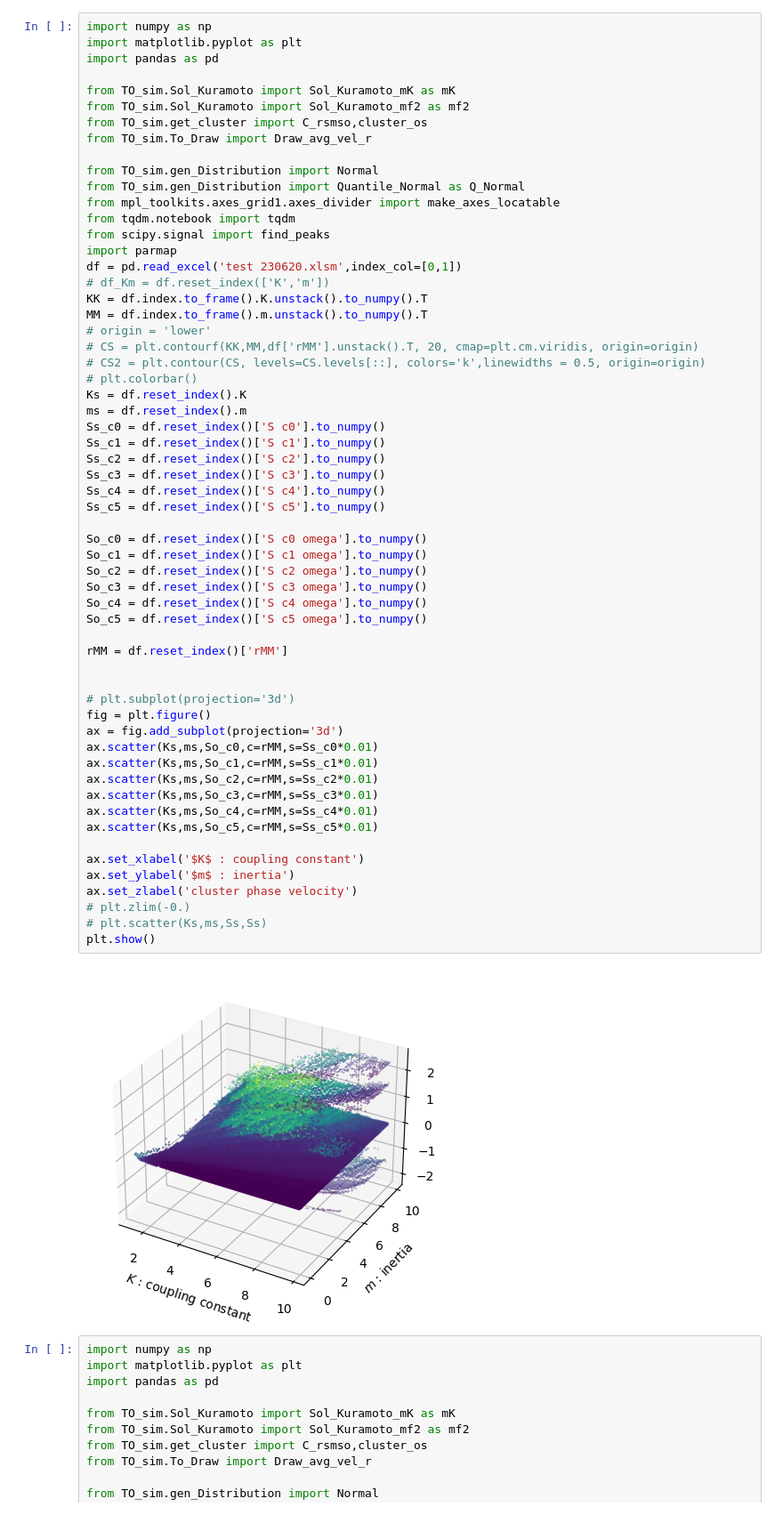
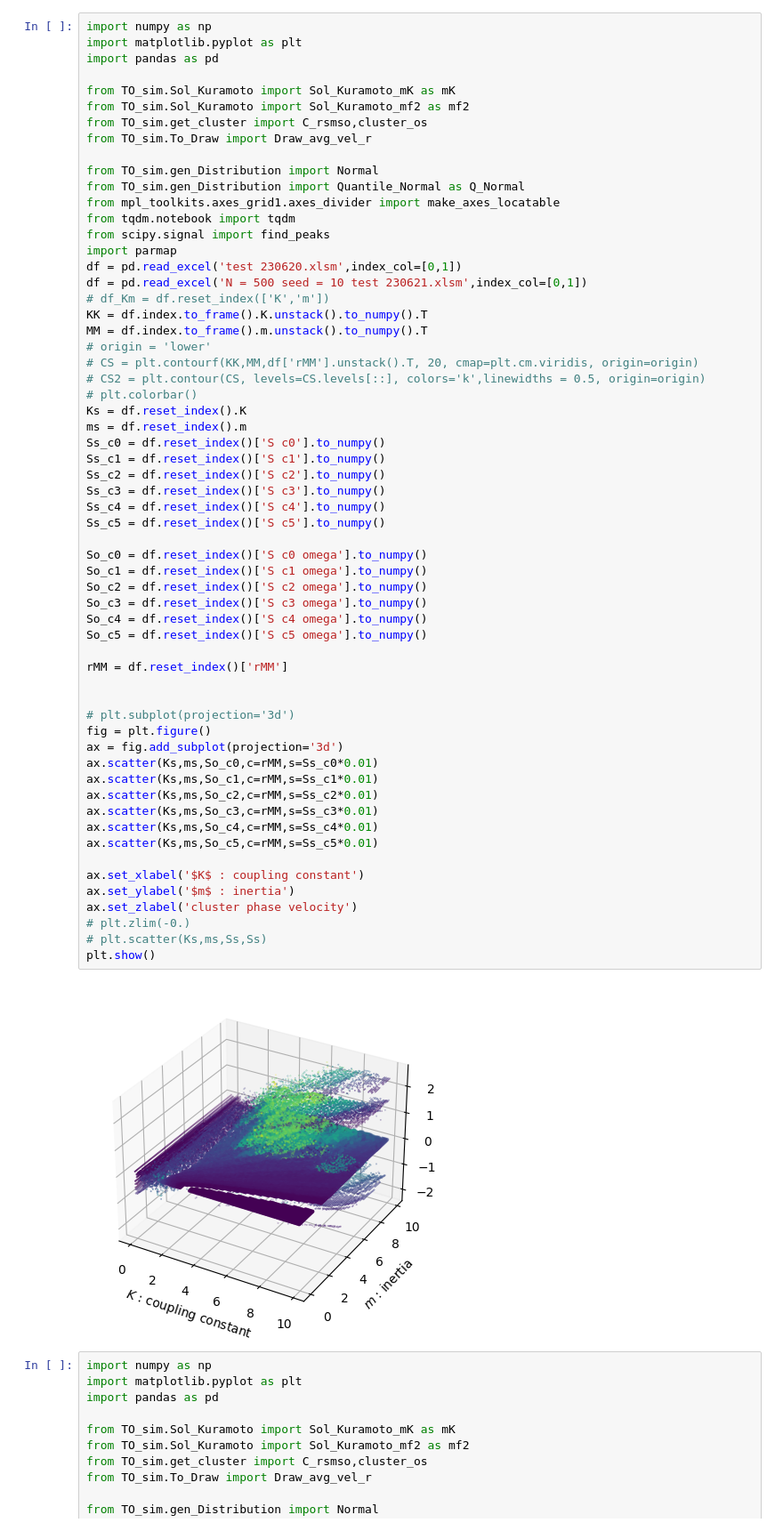
Before and after one commit to Gug-Young/Kuramoto-model, a Jupyter notebook: 230620 visualization cluster.ipynb, the cells around one changed output. Shown at 89% size. Drawn from its saved outputs; the diff is of its cells as text.

Commit message:
add new method test

```diff
--- a/230620 visualization cluster.ipynb
+++ b/230620 visualization cluster.ipynb
@@ -15,6 +15,7 @@ from tqdm.notebook import tqdm
 from scipy.signal import find_peaks
 import parmap
 df = pd.read_excel('test 230620.xlsm',index_col=[0,1])
+df = pd.read_excel('N = 500 seed = 10 test 230621.xlsm',index_col=[0,1])
 # df_Km = df.reset_index(['K','m'])
 KK = df.index.to_frame().K.unstack().to_numpy().T
 MM = df.index.to_frame().m.unstack().to_numpy().T
@@ -31,34 +32,34 @@ Ss_c3 = df.reset_index()['S c3'].to_numpy()
 Ss_c4 = df.reset_index()['S c4'].to_numpy()
 Ss_c5 = df.reset_index()['S c5'].to_numpy()
 
 So_c0 = df.reset_index()['S c0 omega'].to_numpy()
 So_c1 = df.reset_index()['S c1 omega'].to_numpy()
 So_c2 = df.reset_index()['S c2 omega'].to_numpy()
 So_c3 = df.reset_index()['S c3 omega'].to_numpy()
 So_c4 = df.reset_index()['S c4 omega'].to_numpy()
 So_c5 = df.reset_index()['S c5 omega'].to_numpy()
 
 rMM = df.reset_index()['rMM']
 
 
 # plt.subplot(projection='3d')
 fig = plt.figure()
 ax = fig.add_subplot(projection='3d')
 ax.scatter(Ks,ms,So_c0,c=rMM,s=Ss_c0*0.01)
 ax.scatter(Ks,ms,So_c1,c=rMM,s=Ss_c1*0.01)
 ax.scatter(Ks,ms,So_c2,c=rMM,s=Ss_c2*0.01)
 ax.scatter(Ks,ms,So_c3,c=rMM,s=Ss_c3*0.01)
 ax.scatter(Ks,ms,So_c4,c=rMM,s=Ss_c4*0.01)
 ax.scatter(Ks,ms,So_c5,c=rMM,s=Ss_c5*0.01)
 
 ax.set_xlabel('$K$ : coupling constant')
 ax.set_ylabel('$m$ : inertia')
 ax.set_zlabel('cluster phase velocity')
 # plt.zlim(-0.)
 # plt.scatter(Ks,ms,Ss,Ss)
 plt.show()
 # %% [output]
-[figure, old version]
+[figure, new version]
 # %%
 import numpy as np
 import matplotlib.pyplot as plt
```
Also changed, not shown: 3 other files.
